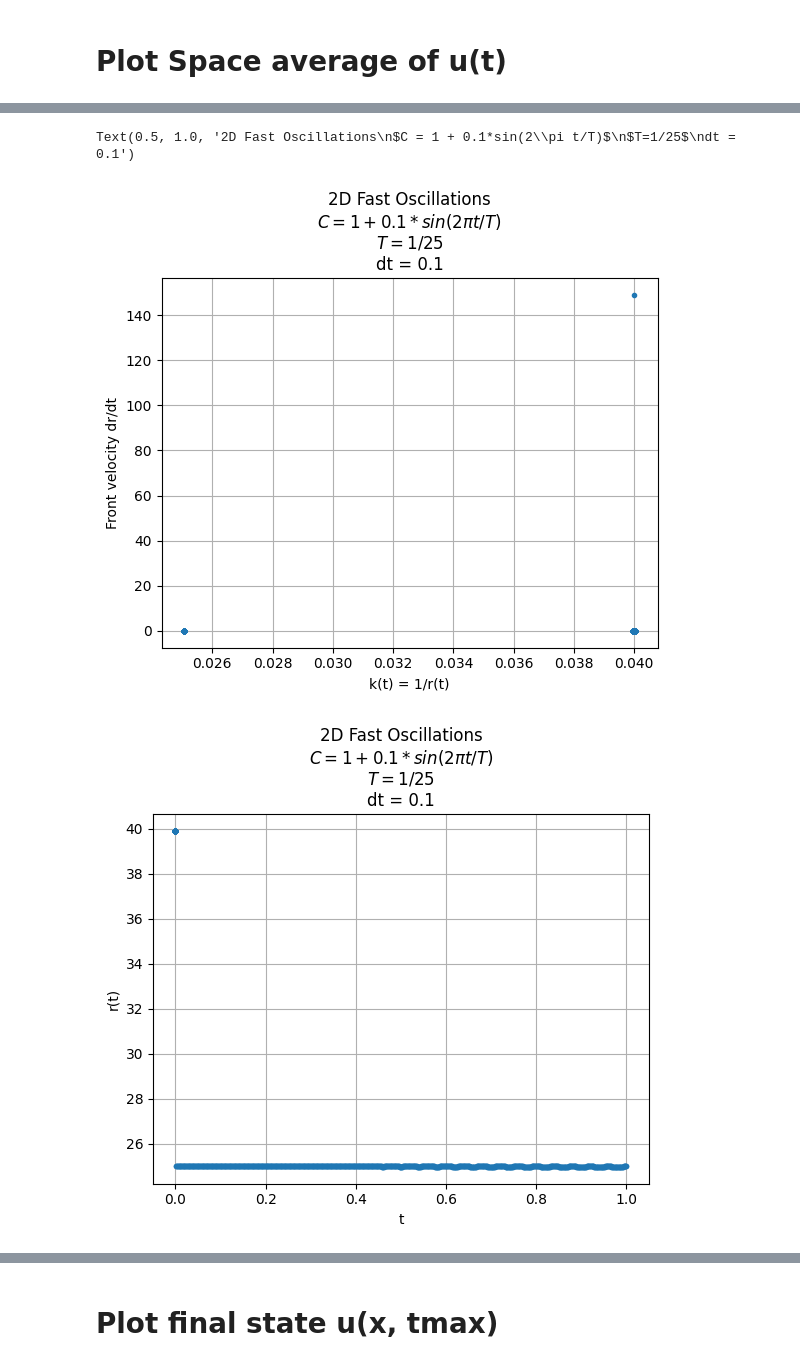
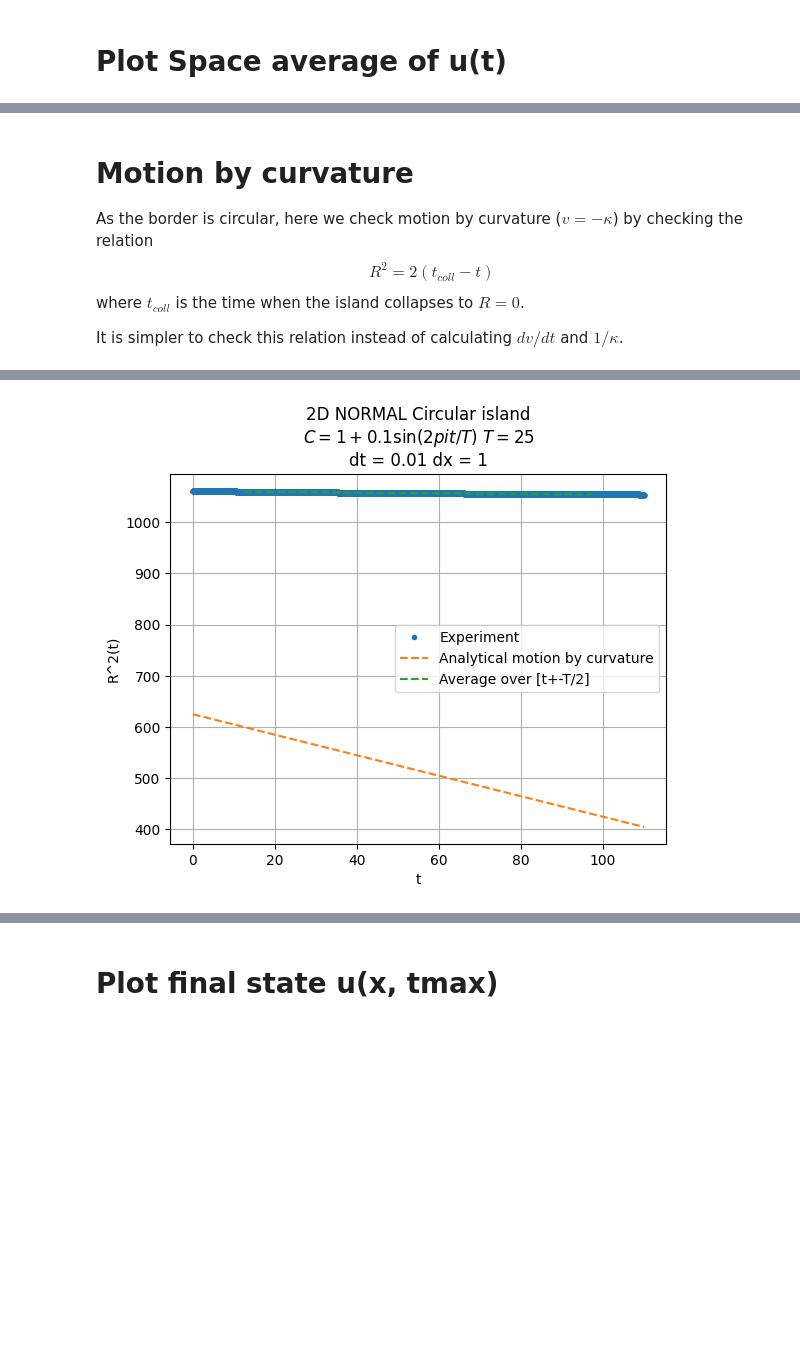
Before and after one commit to suanno/stage2, a Jupyter notebook: codes_tdgl/2D/plot/circular_front.ipynb, the cells around one changed output, grey strips where cells are left out. Cells and saved outputs as stored; diff of their text form; code cells hidden in the pictures; blank space fills up the shorter version.

```diff
--- a/codes_tdgl/2D/plot/circular_front.ipynb
+++ b/codes_tdgl/2D/plot/circular_front.ipynb
@@ -8,7 +8,7 @@ import time
 # %% [markdown]
 # Plot Space average of u(t)
 # %%
-dt = 0.1
+dt = 0.01
 tspan = 110
 tspan/dt
 # %% [output]
@@ -16,8 +16,16 @@ tspan/dt
 # %%
-dx = 0.1
+dx = 1
 L = 100
+R0 = 25
 # %%
-title = "2D Fast Oscillations\n$C = 1 + 0.1*sin(2\pi t/T)$\n$T=1/25$\ndt = " + str(dt)
+title = "2D NORMAL Circular island\n$C = 1 + 0.1 \sin(2pi t/T)$ $T=25$\ndt = " + str(dt) + " dx = " + str(dx)
+# %% [markdown]
+# Motion by curvature
+As the border is circular, here we check motion by curvature ($v=-\kappa$) by checking the relation
+$$R^2 = 2(t_{coll} - t)$$
+where $t_{coll}$ is the time when the island collapses to $R=0$.
+
+It is simpler to check this relation instead of calculating $dv/dt$ and $1/\kappa$.
 # %%
 f = open("../fileAveout.dat", "r")
 N = int(round(tspan/dt))
@@ -35,44 +43,47 @@ for row in f:
 if(N-i != 0):
     print("WARNING: dt or tspan is incorrect!")
 
+# Calculate the radius (by exploiting tanh, and we expect even corrections to it, are ODD in (r-R))
 area = (ave+np.ones(N))*L**2/2
-k = np.zeros(len(area))
-r = np.zeros(len(area))
-drdt = np.zeros(len(area)-1)
-r[0] = np.sqrt(area[0]/np.pi)
-k[0] = 1/r[0]
-for i in np.arange(0, len(area)-1):
-    r[i+1] = np.sqrt(area[i+1]/np.pi)
-    drdt[i] = (r[i+1]-r[i])/dt
-    k[i+1] = 1/r[i+1]
+r2 = np.zeros(len(area))                # Radius squared R^2
+for i in np.arange(0, len(area)):
+    r2[i] = area[i]/np.pi
     #print(str(area[i]) + " " + str(i))
 
-ns = np.arange(0,i)
+# Times to plot
+ts = np.arange(0, tt[len(tt)-1], dt)
+ns = np.arange(0, len(ts))
+for i in np.arange(0,len(ns)):
+    ns[i] = int(ts[i]/dt)
 #ts = np.arange(0, i, int(T/dt))
 
 # Motion by curvature
 fig, ax = plt.subplots()
-ax.plot(k[ns], drdt[ns],'.')
-#plt.ylim(0)
-
-ax.set_xlabel("k(t) = 1/r(t)")
-ax.set_ylabel("Front velocity dr/dt")
-#plt.yscale("linear")
+ax.plot(tt[ns], r2[ns],'.', label="Experiment")
+ax.set_xlabel("t")
+ax.set_ylabel("R^2(t)")
 ax.grid()
 ax.set_title(title)
-#ax.set_xlim(1/23,1/20)
-#ax.set_ylim(-1,-0.2)
 
-# Radius as function of time
-fig2, ax2 = plt.subplots()
-ax2.plot(tt[ns], r[ns],'.')
-#plt.ylim(0)
+# Analytical expected result
+r2_anal = R0*R0*np.ones(len(r2)) - 2*tt
+ax.plot(tt[ns], r2_anal[ns], "--", label="Analytical motion by curvature")
 
-ax2.set_xlabel("t")
-ax2.set_ylabel("r(t)")
-#ax2.set_xlim(6,8)
-#ax2.set_ylim(24,24.2)
-#plt.yscale("linear")
-ax2.grid()
-ax2.set_title(title)
+# Calculate the average over a period
+T = 25
+nT = int(T/dt)  # Number of steps corresponding to a period
+r2ave = np.zeros(len(r2)-nT)
+nsave = np.arange(0,len(tt)-nT)
+for i in np.arange(0, len(r2)):
+    if i >= nT:
+        r2ave[i-nT] = np.average(r2[ns[i-nT]:ns[i]])
+        nsave[i-nT] = ns[int(i-nT/2)]
+ax.plot(tt[nsave], r2ave, "--", label="Average over [t+-T/2]")
+
+
+ax.legend()
+t_min = 40
+t_max = t_min + 2/25
+#ax.set_xlim(t_min,t_max)
+#ax.set_ylim(544,548)
 # %% [output]
@@ -80,3 +90 @@ WARNING: dt or tspan is incorrect!
-Text(0.5, 1.0, '2D Fast Oscillations\n$C = 1 + 0.1*sin(2\\pi t/T)$\n$T=1/25$\ndt = 0.1')
-[figure, old version]
+[figure, new version]
-[figure, removed]
```
Also changed, not shown: parts of 5 cells of this notebook, 37 other files.
